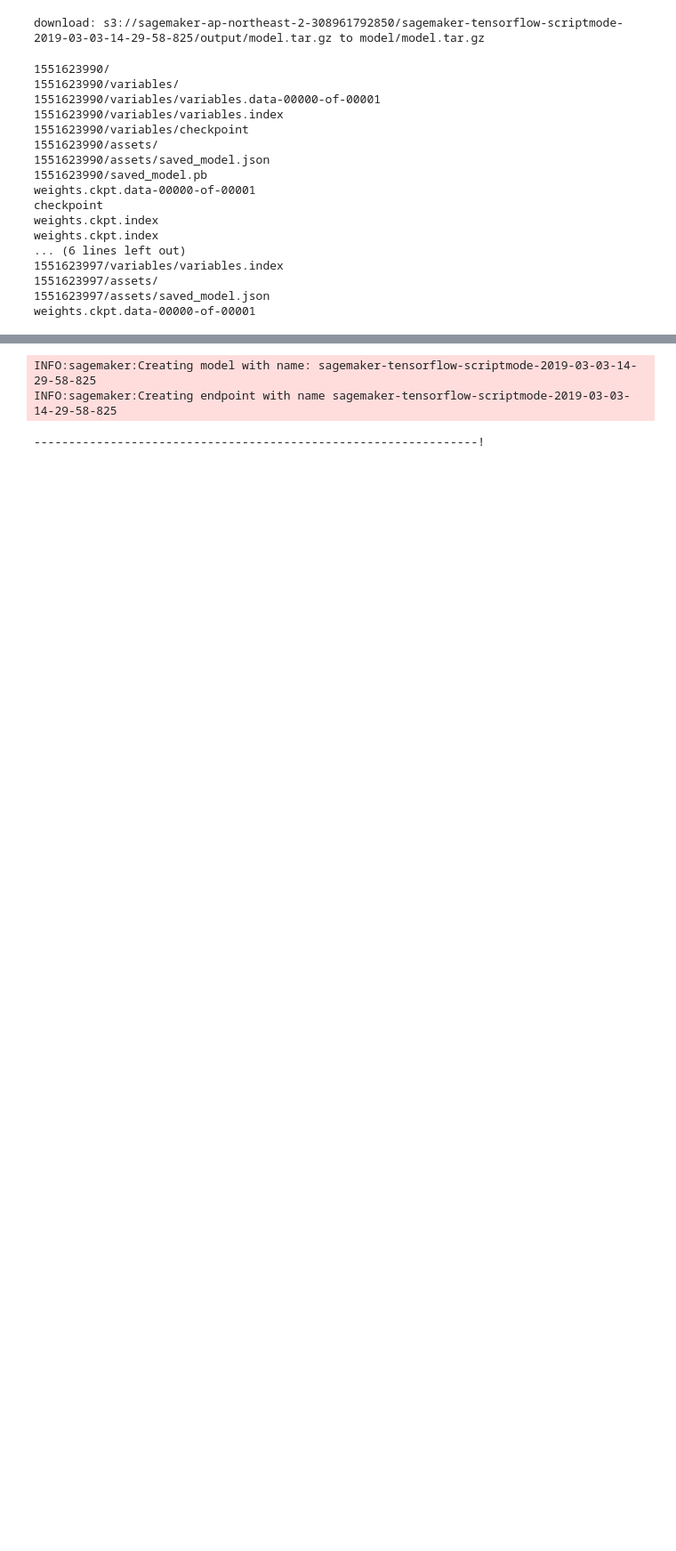
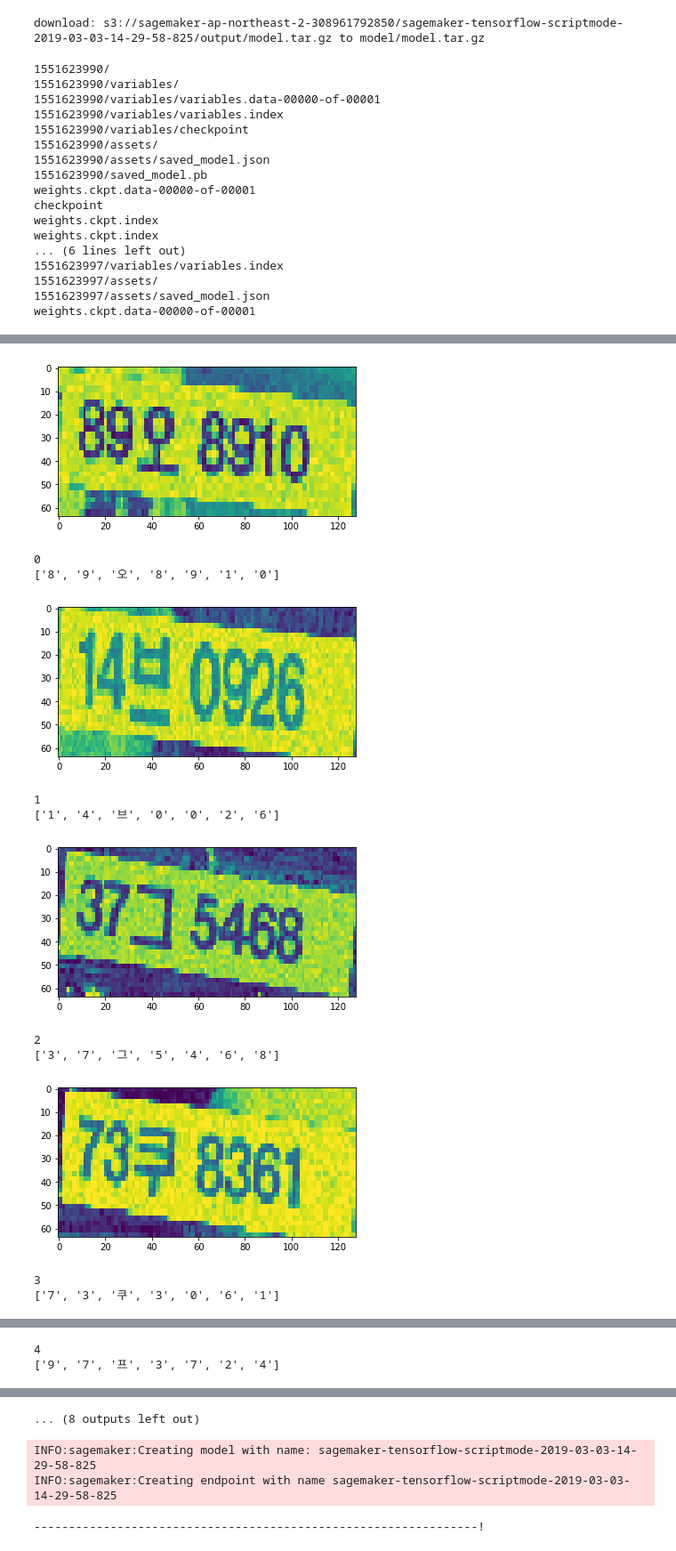
Before and after one commit to mullue/lab-custom-model-anpr, a Jupyter notebook: Lab4-Bring-Your-Own-Model.ipynb, the cells around one changed output, grey strips where cells are left out. Shown at 89% size. Drawn from its saved outputs; the diff is of its cells as text; code cells hidden in the pictures; blank space fills up the shorter version.

```diff
--- a/Lab4-Bring-Your-Own-Model.ipynb
+++ b/Lab4-Bring-Your-Own-Model.ipynb
@@ -213,0 +231,9 @@ ValueError: Shape must be rank 4 but is rank 1 for 'CNN_ANPR/zero_padding2d/Pad'
+# %%
+NUMS =['1', '2', '3', '4', '5', '6', '7', '8', '9', '0']
+CHARS=['가', '나', '다', '라', '마', '거', '너', '더', '러', '머', '고', '노', '도', '로', '모', '구', '누', '두', '루', '무',
+       '버', '서', '어', '저', '처', '커', '터', '퍼', '보', '소', '오', '조', '초', '코', '토', '포', '부', '수', '우', '주', '추', '쿠', '투', '푸', '후',
+       '그', '느', '드', '르', '므', '브', '스', '으', '즈', '츠', '크', '트', '프', '흐',
+       '바', '사', '아', '자', '차', '카', '타', '파', '하', '허', '호']
+SPACE=[' ']
+JOIN =NUMS + CHARS + SPACE
+n_chr = len(JOIN)
@@ -213,0 +285,33 @@ ValueError: Shape must be rank 4 but is rank 1 for 'CNN_ANPR/zero_padding2d/Pad'
+# %%
+prediction = model.predict(v_imgs[:10])
+model.predict(bbb.reshape([1,128,64,1])/255.)
+aaa = Image.open('tf/tf-validation/' + test_imgs[:10])
+# %%
+for i in range(10):
+    aaa = Image.open('tf/tf-validation/' + test_imgs[i])
+    bbb = np.array(aaa.resize((128,64)))
+    prediction = model.predict(bbb.reshape([1,128,64,1])/255.)
+    plt.imshow(bbb)
+    plt.show()
+    print(i)
+    digits = [JOIN[np.argmax(prediction[0][0])],
+              JOIN[np.argmax(prediction[1][0])],
+              JOIN[np.argmax(prediction[2][0])],
+              JOIN[np.argmax(prediction[3][0])],
+              JOIN[np.argmax(prediction[4][0])],
+              JOIN[np.argmax(prediction[5][0])],
+              JOIN[np.argmax(prediction[6][0])]]
+    print(digits)
+# %% [output]
+[figure, added]
+0
+['8', '9', '오', '8', '9', '1', '0']
+[figure, added]
+1
+['1', '4', '브', '0', '0', '2', '6']
+[figure, added]
+2
+['3', '7', '그', '5', '4', '6', '8']
+[figure, added]
+3
+['7', '3', '쿠', '3', '0', '6', '1']
@@ -213,0 +319,2 @@ ValueError: Shape must be rank 4 but is rank 1 for 'CNN_ANPR/zero_padding2d/Pad'
+4
+['9', '7', '프', '3', '7', '2', '4']
@@ -214,3 +324,4 @@ ValueError: Shape must be rank 4 but is rank 1 for 'CNN_ANPR/zero_padding2d/Pad'
+... (8 outputs left out)
 # %%
 predictor = ocr_estimator.deploy(initial_instance_count=1,
                                  instance_type='ml.m4.xlarge',
```
Also changed, not shown: parts of 37 cells of this notebook.
